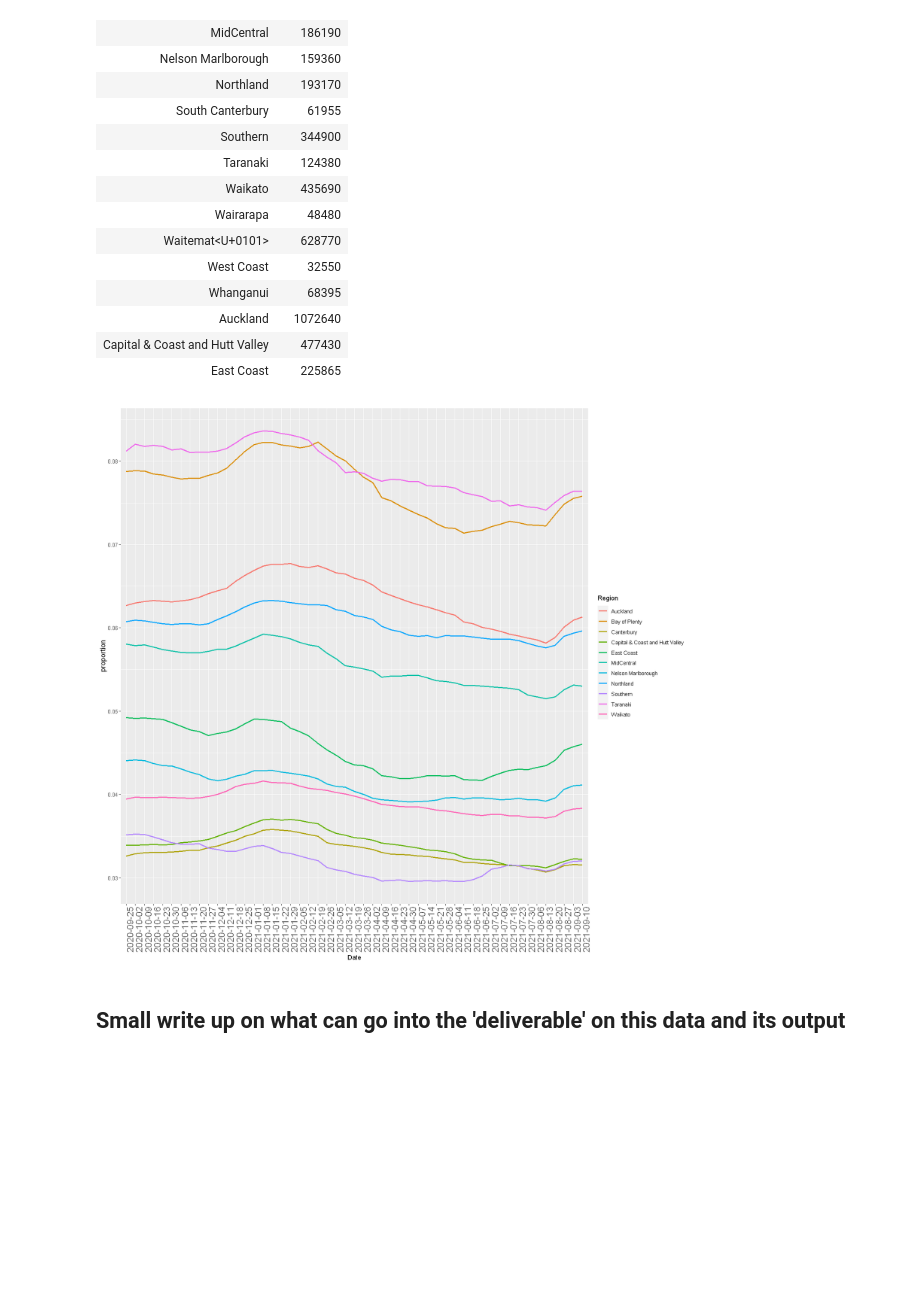
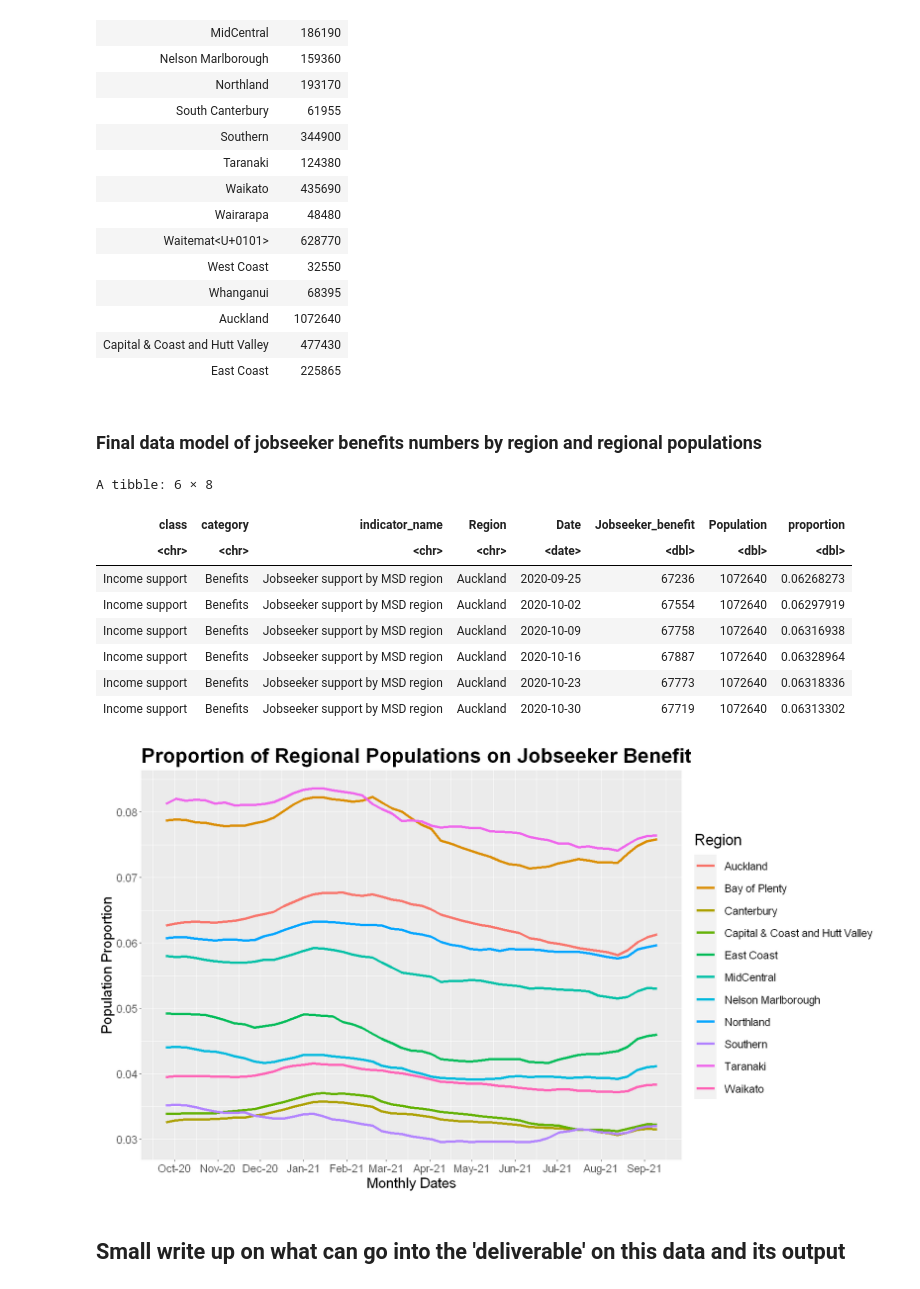
Before and after one commit to andyholmes1210/DATA201-Project, a Jupyter notebook: AndyCovidTest2.ipynb, the cells around one changed output. Saved outputs shown, nothing was run; the diff lists cells and outputs as text; code cells hidden in the pictures; blank space fills up the shorter version.

```diff
--- a/AndyCovidTest2.ipynb
+++ b/AndyCovidTest2.ipynb
@@ -114,9 +117,10 @@ New names:
 * `` -> ...1
 # %%
 #regions and populations in Jack's data
-population_data %>%
+population_data_df <- population_data %>%
     select(Region, Population) %>%
     distinct()
+population_data_df
 # %% [output]
 A tibble: 16 × 2
 | Region | Population |
@@ -139,22 +143,56 @@ A tibble: 16 × 2
 | East Coast | 225865 |
 # %%
 #merging the two sets on the regions
-merged_data <- monthly_jobseeking_data %>% filter(Date != '2022-09-03') %>% inner_join(population_data, by='Region')
+
+jobseeker_population_df <- monthly_jobseeking_data %>% filter(Date != '2022-09-03') %>% inner_join(population_data_df, by='Region')
+# %% [markdown]
+### Final data model of jobseeker benefits numbers by region and regional populations
 # %%
 #creating new column of the per job seeker benefit rate per capita
-merged_data <-merged_data %>% mutate(proportion = Jobseeker_benefit/Population)
+
+jobseeker_population_df<- jobseeker_population_df %>% mutate(proportion = Jobseeker_benefit/Population)
+jobseeker_population_df <- jobseeker_population_df %>% mutate(Date = as.Date(Date))
+
+#final dataframe for jobseeker benefit numbers by region with region population amount
+jobseeker_population_df %>% head()
+# %% [output]
+A tibble: 6 × 8
+| class | category | indicator_name | Region | Date | Jobseeker_benefit | Population | proportion |
+| <chr> | <chr> | <chr> | <chr> | <date> | <dbl> | <dbl> | <dbl> |
+| Income support | Benefits | Jobseeker support by MSD region | Auckland | 2020-09-25 | 67236 | 1072640 | 0.06268273 |
+| Income support | Benefits | Jobseeker support by MSD region | Auckland | 2020-10-02 | 67554 | 1072640 | 0.06297919 |
+| Income support | Benefits | Jobseeker support by MSD region | Auckland | 2020-10-09 | 67758 | 1072640 | 0.06316938 |
+| Income support | Benefits | Jobseeker support by MSD region | Auckland | 2020-10-16 | 67887 | 1072640 | 0.06328964 |
+| Income support | Benefits | Jobseeker support by MSD region | Auckland | 2020-10-23 | 67773 | 1072640 | 0.06318336 |
+| Income support | Benefits | Jobseeker support by MSD region | Auckland | 2020-10-30 | 67719 | 1072640 | 0.06313302 |
-# %%
-#rough plot of regional proportion of job seeker benefit
-
-options(repr.plot.width=14, repr.plot.height=13)
-merged_data %>%
-    ggplot(aes(group = Region, x= Date, y= proportion)) +
-    geom_line(size=1)+
-    aes(color=Region) + # adjusting visual elements of plot to make it more readable
-    theme(axis.title.y = element_text(size=12),
-    axis.text.x = element_text(size=15, angle=90))
-# %% [output]
-[figure, removed]
+# %%
+#plot of regional proportion of job seeker benefit
+
+#plot size
+options(repr.plot.width=14, repr.plot.height=8)
+
+jobseekerbenefit_regions_plot <- jobseeker_population_df %>% ggplot(aes(group = Region, x= Date, y= proportion, color=Region)) +
+    geom_line(size=1.5) +
+    ggtitle('Proportion of Regional Populations on Jobseeker Benefit') + #main title
+
+    theme(plot.title = element_text(hjust=0, size=26, face='bold'), #theme for labels/title/legend
+        legend.key.size = unit(4, 'cm'),
+        legend.key.height = unit(1, 'cm'),
+        legend.key.width = unit(1, 'cm'),
+        legend.title = element_text(size=20),
+        legend.text = element_text(size=14),
+        axis.text.x = element_text(size=14),
+        axis.text.y = element_text(size=14),
+        axis.title.x = element_text(size=18),
+        axis.title.y = element_text(size=18)) +
+
+    xlab("Monthly Dates") + #x axis label
+    ylab("Population Proportion") + #y axis label
+    scale_x_date(date_breaks = 'months', date_labels = '%b-%y') #x label date type
+
+jobseekerbenefit_regions_plot
+# %% [output]
+[figure, added]
 # %% [markdown]
 ## Small write up on what can go into the 'deliverable' on this data and its output
 # %% [markdown]
```
Also changed, not shown: parts of 28 cells of this notebook.
